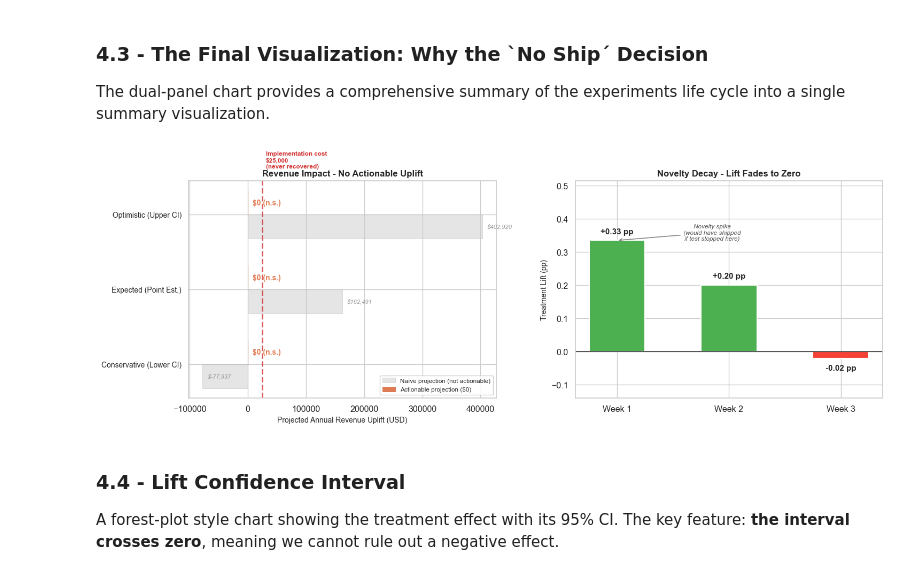
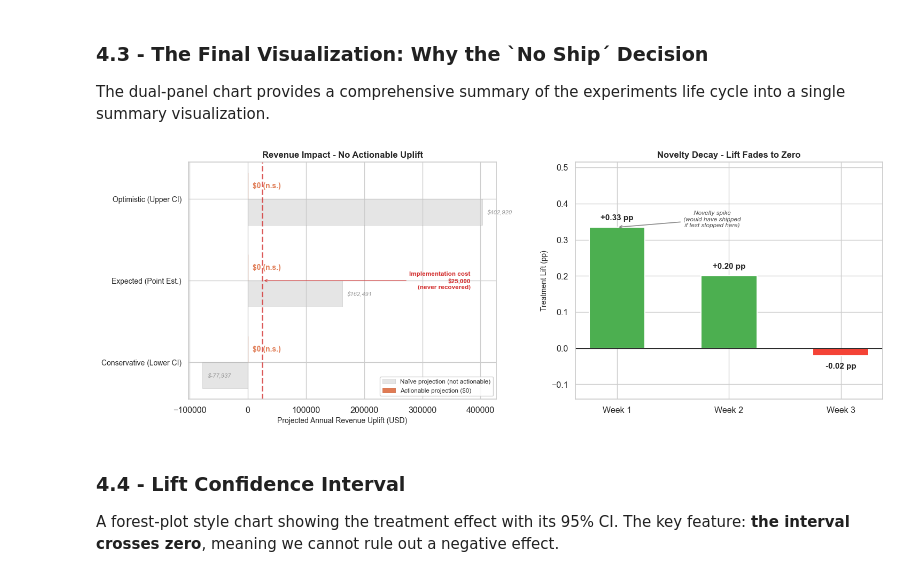
Before and after one commit to jmarbis1703/ab-test-checkout-redesign, a Jupyter notebook: notebooks/ab_test_checkout_novelty_effect.ipynb, the cells around one changed output. Drawn from its saved outputs; the diff is of its cells as text; code cells hidden in the pictures.

Commit message:
Fix syntax errors and negative bar alignment on revenue graph

```diff
--- a/notebooks/ab_test_checkout_novelty_effect.ipynb
+++ b/notebooks/ab_test_checkout_novelty_effect.ipynb
@@ -1007,7 +1007,6 @@ plt.figure(figsize=(15, 5.5))
 
 # Left
 plt.subplot(1, 2, 1)
-
 scenario_labels = list(scenarios.keys())
 observed_revenues = [annual_sessions * l * average_order_value
                      for l in scenarios.values()]
@@ -1033,49 +1032,55 @@ for i, obs in enumerate(observed_revenues):
 
 # Threshold / Cost line
 plt.axvline(implementation_cost, color="#D32F2F", ls="--", lw=2, alpha=0.8)
-plt.text(implementation_cost + max_rev * 0.015, len(scenario_labels) - 0.15,
-         f"Implementation cost\n${implementation_cost:,}\n(never recovered)",
-         fontsize=8.5, color="#D32F2F", va="top", fontweight="bold")
+
+
+mid_y = len(scenario_labels) / 2 - 0.5
+plt.annotate(
+    f"Implementation cost\n${implementation_cost:,}\n(never recovered)",
+    xy=(implementation_cost, mid_y),
+    xytext=(max_rev * 0.95, mid_y),
+    fontsize=8.5, color="#D32F2F",
+    va="center", ha="right", fontweight="bold",
+    arrowprops=dict(arrowstyle="->", color="#D32F2F", lw=1, alpha=0.8)
+)
 
 plt.yticks(list(y_pos), scenario_labels, fontsize=10)
 plt.xlabel("Projected Annual Revenue Uplift (USD)", fontsize=10)
 plt.title("Revenue Impact - No Actionable Uplift", fontsize=12, fontweight="bold")
 plt.legend(loc="lower right", fontsize=8.5, framealpha=0.9)
 
-
 # Right Panel
 plt.subplot(1, 2, 2)
-
 lifts_by_week = weekly_df["lift_pp"].values
 colors = ["#4CAF50" if l > 0.1 else "#FF9800" if l > 0 else "#F44336"
           for l in lifts_by_week]
 week_labels = [f"Week {int(w)}" for w in weekly_df["week"]]
 
 bars = plt.bar(week_labels, lifts_by_week, color=colors,
                edgecolor="white", linewidth=1.5, width=0.5)
+
 plt.axhline(0, color="black", lw=0.8)
 
 for bar, val in zip(bars, lifts_by_week):
     offset = 0.015 if val >= 0 else -0.04
     plt.text(bar.get_x() + bar.get_width()/2, bar.get_height() + offset,
              f"{val:+.2f} pp", ha="center", va="bottom",
              fontsize=11, fontweight="bold")
 
 plt.ylabel("Treatment Lift (pp)", fontsize=10)
 plt.title("Novelty Decay - Lift Fades to Zero", fontsize=12, fontweight="bold")
 plt.ylim(min(lifts_by_week) - 0.12, max(lifts_by_week) + 0.18)
 
-
 plt.annotate("Novelty spike\n(would have shipped\nif test stopped here)",
              xy=(0, lifts_by_week[0]),
              xytext=(0.85, lifts_by_week[0] * 1),
              fontsize=8.5, ha="center", color="#555", style="italic",
              arrowprops=dict(arrowstyle="->", color="#888", lw=1.2))
 
 plt.tight_layout(w_pad=3)
 plt.show()
 # %% [output]
-[figure, old version]
+[figure, new version]
 # %% [markdown]
 ### 4.4 - Lift Confidence Interval
 
```
Also changed, not shown: 1 other file.
